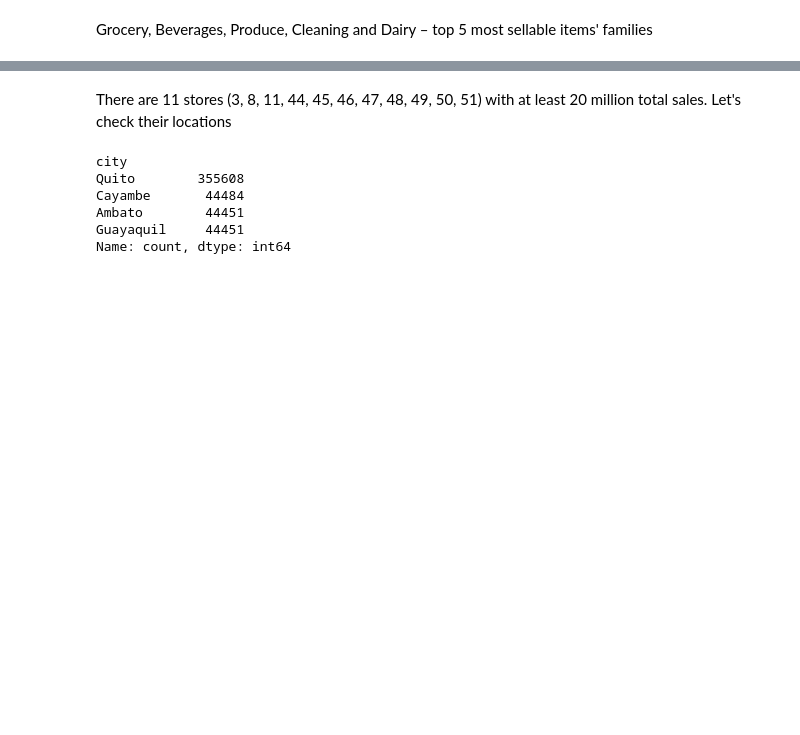
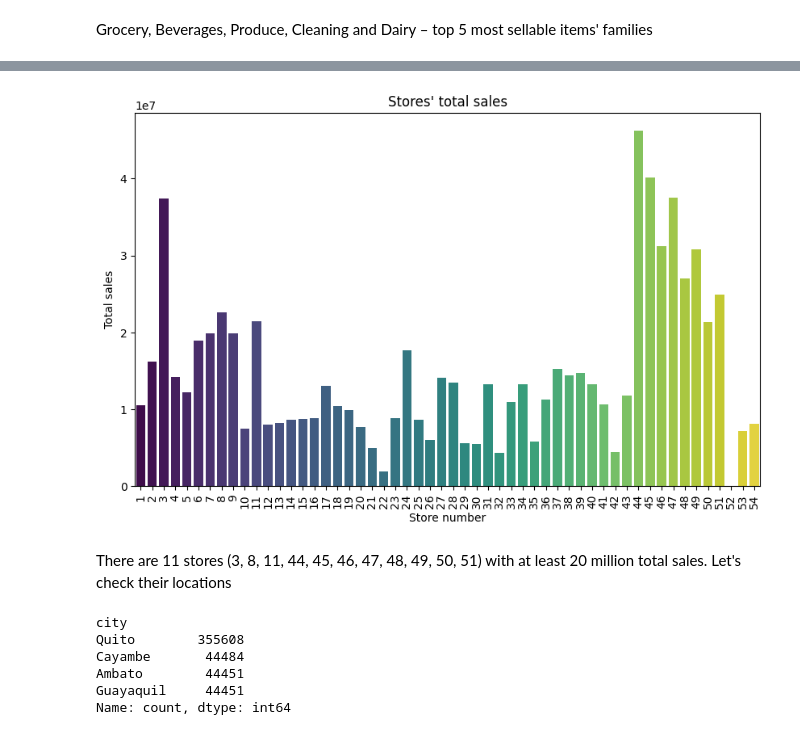
Before and after one commit to StanislavYatsevich/Store_Sales, a Jupyter notebook: notebooks/EDA.ipynb, the cells around one changed output, grey strips where cells are left out. Cells and saved outputs as stored; diff of their text form; code cells hidden in the pictures; blank space fills up the shorter version.

```diff
--- a/notebooks/EDA.ipynb
+++ b/notebooks/EDA.ipynb
@@ -299,8 +298,11 @@ Grocery, Beverages, Produce, Cleaning and Dairy – top 5 most sellable items' f
 # %%
 store_sales_summary = train_data.groupby('store_number')['item_sales'].sum().reset_index()
 
-fig = px.bar(store_sales_summary, x='store_number', y='item_sales',
-             labels={'store_number': 'Store number', 'item_sales': 'Total sales'},
-             title="Stores' total sales")
-fig.show()
+plt.figure(figsize=(10, 6))
+sns.barplot(data=store_sales_summary, x='store_number', y='item_sales', hue='store_number', dodge=False, palette='viridis', legend=False)
+plt.xlabel('Store number')
+plt.ylabel('Total sales')
+plt.title("Stores' total sales")
+plt.xticks(rotation=90)
+plt.show()
 # %% [output]
@@ -309,3 +309,4 @@ fig.show()
+[figure, added]
 # %% [markdown]
 There are 11 stores (3, 8, 11, 44, 45, 46, 47, 48, 49, 50, 51) with at least 20 million total sales. Let's check their locations
 # %%
```
Also changed, not shown: parts of 13 cells of this notebook, 2 other files.
